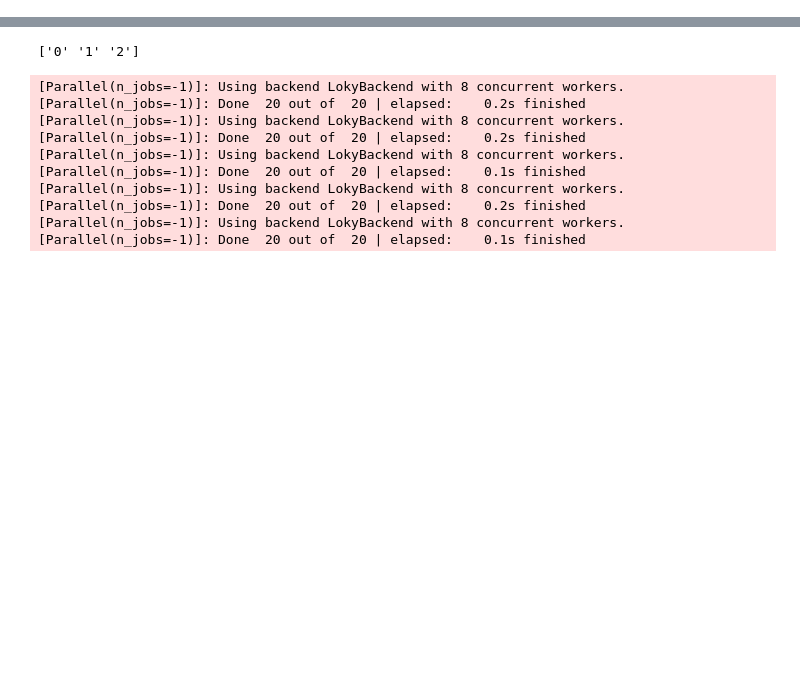
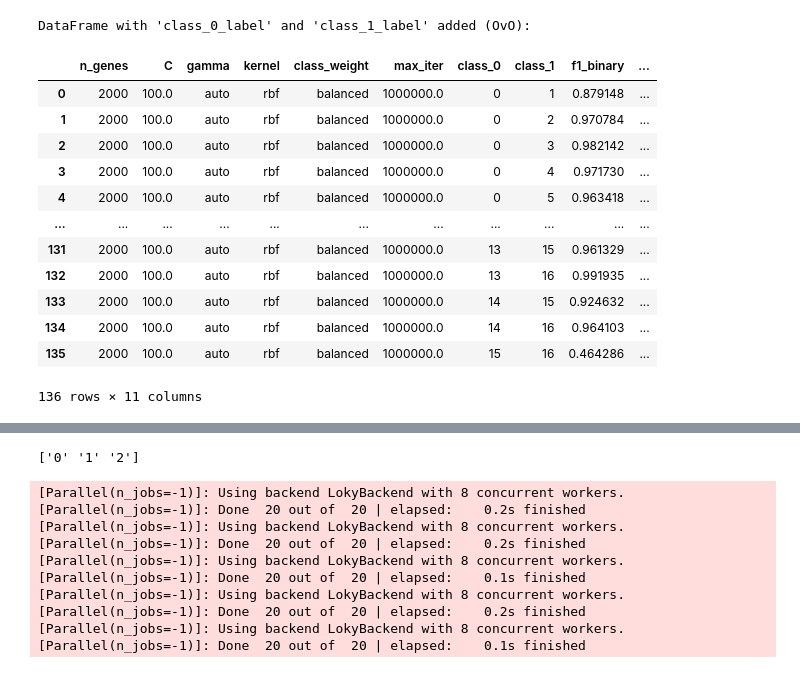
Before and after one commit to jeppeseverens/Leukem.ai, a Jupyter notebook: python_predict/training.ipynb, the cells around one changed output, grey strips where cells are left out. Drawn from its saved outputs; the diff is of its cells as text; code cells hidden in the pictures; blank space fills up the shorter version.

```diff
--- a/python_predict/training.ipynb
+++ b/python_predict/training.ipynb
@@ -262,0 +384,33 @@ best_per_class_df
+# %%
+int_to_label = {v: k for k, v in label_mapping.items()}
+if 'class' in best_per_class_df.columns:
+    # OvR case
+    best_per_class_df['class'] = best_per_class_df['class'].map(int_to_label)
+    print("\nDataFrame with 'class_label' added (OvR):")
+
+elif 'class_0' in best_per_class_df.columns and 'class_1' in best_per_class_df.columns:
+    # OvO case
+    best_per_class_df['class_0'] = best_per_class_df['class_0'].map(int_to_label)
+    best_per_class_df['class_1'] = best_per_class_df['class_1'].map(int_to_label)
+    print("\nDataFrame with 'class_0_label' and 'class_1_label' added (OvO):")
+
+else:
+     # Standard multiclass case (no specific class columns to map in 'best')
+     print("\nStandard multiclass results, no class labels to map in 'best' summary.")
+
+best_per_class_df
+# %% [output]
+DataFrame with 'class_0_label' and 'class_1_label' added (OvO):
+|  | n_genes | C | gamma | kernel | class_weight | max_iter | class_0 | class_1 | f1_binary | ... |
+| 0 | 2000 | 100.0 | auto | rbf | balanced | 1000000.0 | 0 | 1 | 0.879148 | ... |
+| 1 | 2000 | 100.0 | auto | rbf | balanced | 1000000.0 | 0 | 2 | 0.970784 | ... |
+| 2 | 2000 | 100.0 | auto | rbf | balanced | 1000000.0 | 0 | 3 | 0.982142 | ... |
+| 3 | 2000 | 100.0 | auto | rbf | balanced | 1000000.0 | 0 | 4 | 0.971730 | ... |
+| 4 | 2000 | 100.0 | auto | rbf | balanced | 1000000.0 | 0 | 5 | 0.963418 | ... |
+| ... | ... | ... | ... | ... | ... | ... | ... | ... | ... | ... |
+| 131 | 2000 | 100.0 | auto | rbf | balanced | 1000000.0 | 13 | 15 | 0.961329 | ... |
+| 132 | 2000 | 100.0 | auto | rbf | balanced | 1000000.0 | 13 | 16 | 0.991935 | ... |
+| 133 | 2000 | 100.0 | auto | rbf | balanced | 1000000.0 | 14 | 15 | 0.924632 | ... |
+| 134 | 2000 | 100.0 | auto | rbf | balanced | 1000000.0 | 14 | 16 | 0.964103 | ... |
+| 135 | 2000 | 100.0 | auto | rbf | balanced | 1000000.0 | 15 | 16 | 0.464286 | ... |
+136 rows × 11 columns
```
Also changed, not shown: parts of 10 cells of this notebook, 2 other files.
